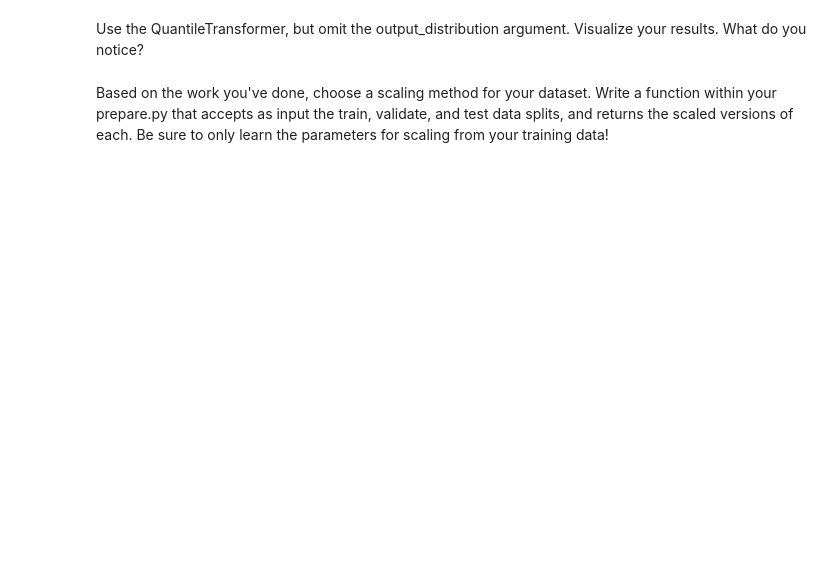
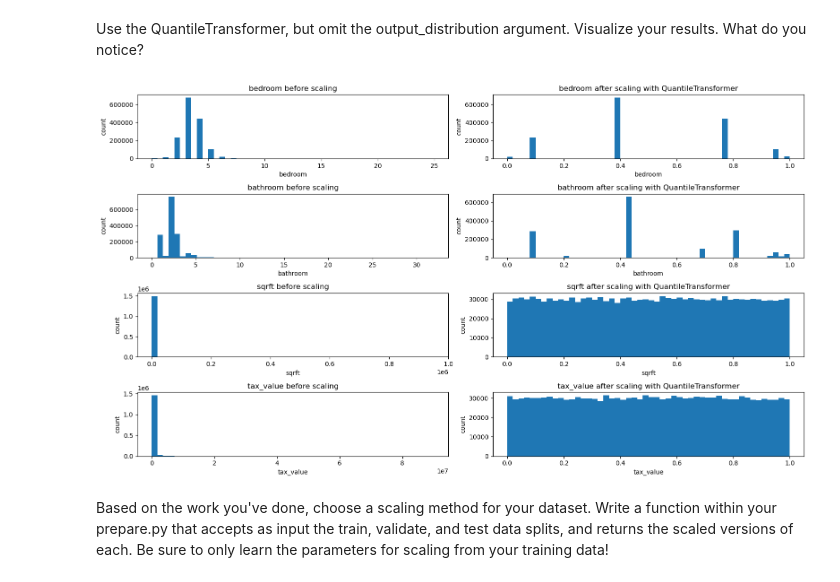
Before and after one commit to Bartholomew-Taylor/logistic_regression, a Jupyter notebook: Regression_scaling_exercise_mine.ipynb, the cells around one changed output. Drawn from its saved outputs; the diff is of its cells as text; code cells hidden in the pictures; blank space fills up the shorter version.

```diff
--- a/Regression_scaling_exercise_mine.ipynb
+++ b/Regression_scaling_exercise_mine.ipynb
@@ -56,3 +57,5 @@ x_val = validate.drop(columns = ['tax_value'])
 y_val = validate['tax_value']
 x_test = test.drop(columns = ['tax_value'])
 y_test = test['tax_value']
+# %%
+columns_to_scale = ['bedroom', 'bathroom', 'sqrft', 'tax_value']
@@ -130,4 +184,11 @@ Read the documentation for sklearn's QuantileTransformer. Use normal for the out
 # %% [markdown]
 Use the QuantileTransformer, but omit the output_distribution argument. Visualize your results. What do you notice?
+# %%
+visualize_scaler(scaler=QuantileTransformer(),
+                 df=train,
+                 columns_to_scale=columns_to_scale,
+                 bins=50)
+# %% [output]
+[figure, added]
 # %% [markdown]
 Based on the work you've done, choose a scaling method for your dataset. Write a function within your prepare.py that accepts as input the train, validate, and test data splits, and returns the scaled versions of each. Be sure to only learn the parameters for scaling from your training data!
```
Also changed, not shown: parts of 15 cells of this notebook.
